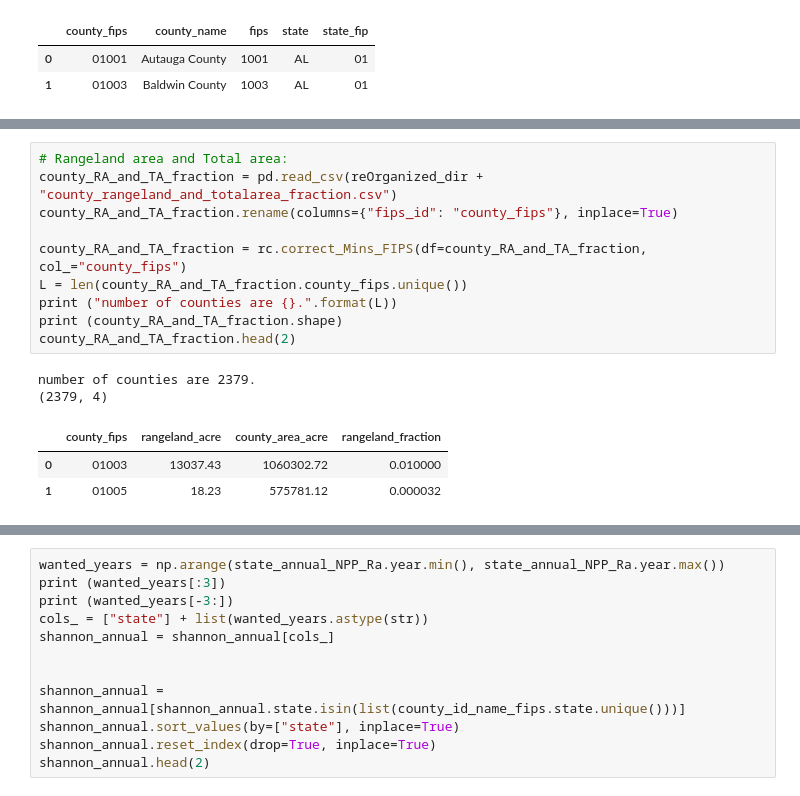
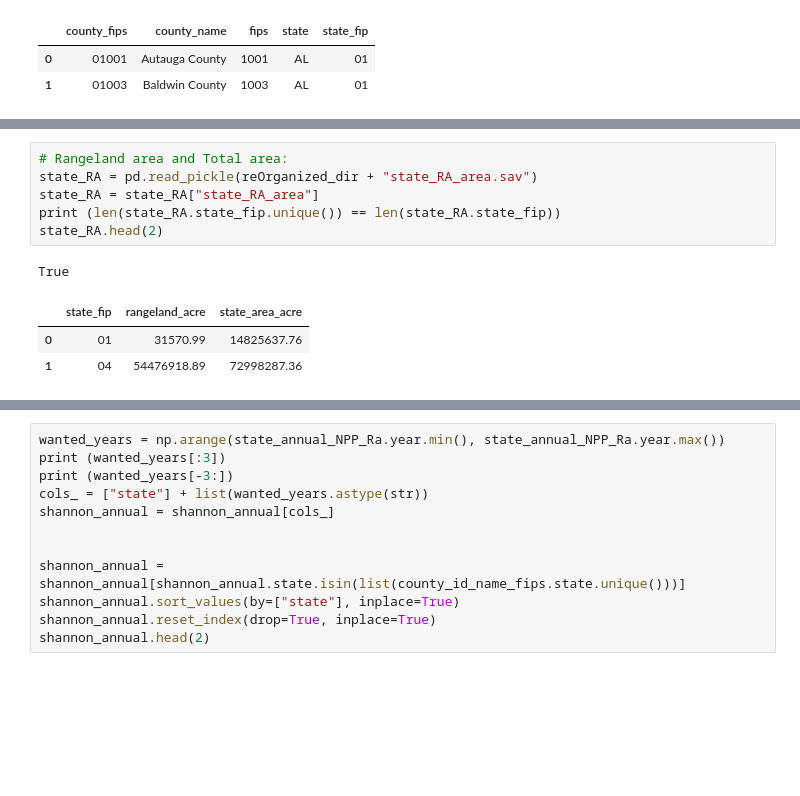
Before and after one commit to HNoorazar/Rangeland, a Jupyter notebook: Python_Codes/model/NPP_annualState_Ra_Model_Deltas_Dec5.ipynb, the cells around one changed output, grey strips where cells are left out. Drawn from its saved outputs; the diff is of its cells as text; blank space fills up the shorter version.

```diff
--- a/Python_Codes/model/NPP_annualState_Ra_Model.ipynb
+++ b/Python_Codes/model/NPP_annualState_Ra_Model_Deltas_Dec5.ipynb
@@ -97,16 +113,11 @@ NPP.head(2)
 # %%
 # Rangeland area and Total area:
-county_RA_and_TA_fraction = pd.read_csv(reOrganized_dir + "county_rangeland_and_totalarea_fraction.csv")
-county_RA_and_TA_fraction.rename(columns={"fips_id": "county_fips"}, inplace=True)
-
-county_RA_and_TA_fraction = rc.correct_Mins_FIPS(df=county_RA_and_TA_fraction, col_="county_fips")
-L = len(county_RA_and_TA_fraction.county_fips.unique())
-print ("number of counties are {}.".format(L))
-print (county_RA_and_TA_fraction.shape)
-county_RA_and_TA_fraction.head(2)
+state_RA = pd.read_pickle(reOrganized_dir + "state_RA_area.sav")
+state_RA = state_RA["state_RA_area"]
+print (len(state_RA.state_fip.unique()) == len(state_RA.state_fip))
+state_RA.head(2)
 # %% [output]
-number of counties are 2379.
-(2379, 4)
+True
-|  | county_fips | rangeland_acre | county_area_acre | rangeland_fraction |
-| 0 | 01003 | 13037.43 | 1060302.72 | 0.010000 |
-| 1 | 01005 | 18.23 | 575781.12 | 0.000032 |
+|  | state_fip | rangeland_acre | state_area_acre |
+| 0 | 01 | 31570.99 | 14825637.76 |
+| 1 | 04 | 54476918.89 | 72998287.36 |
```
Also changed, not shown: parts of 13 cells of this notebook, 14 other files.
